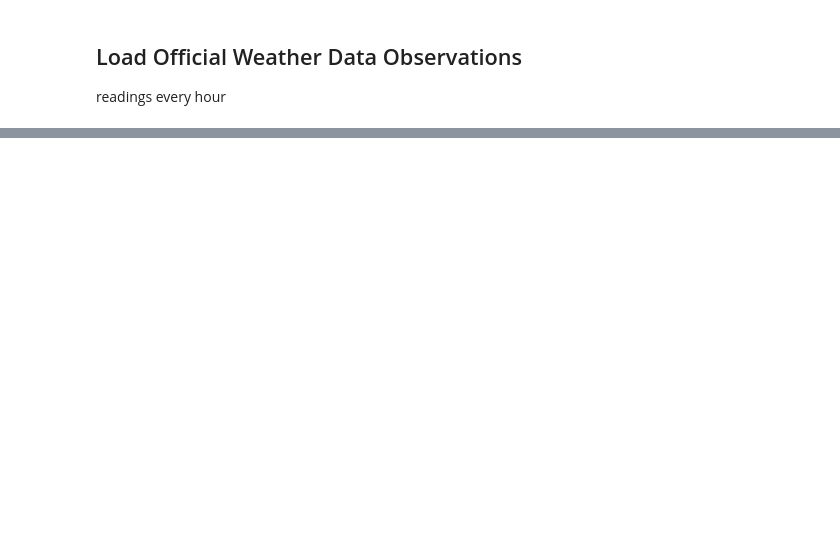
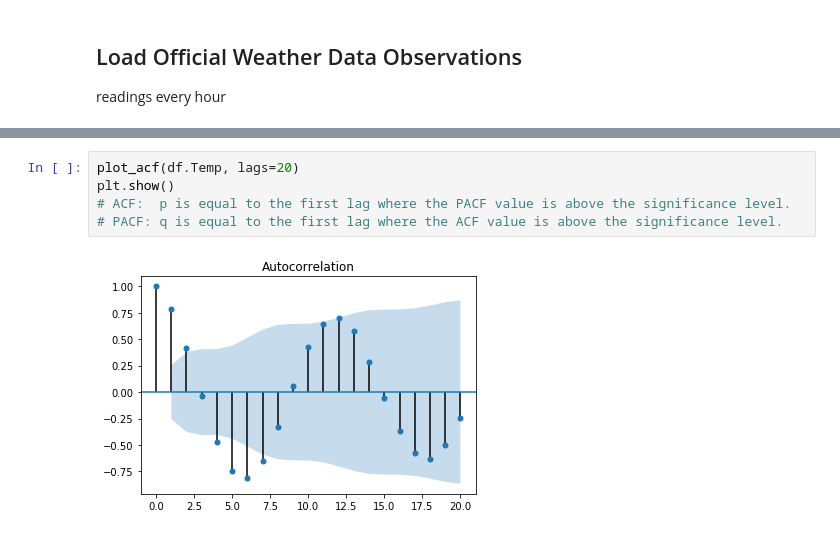
Before and after one commit to chalendony/iot-htsensor, a Jupyter notebook: analysis/sarima-grid-search.ipynb, the cells around one changed output, grey strips where cells are left out. Drawn from its saved outputs; the diff is of its cells as text; blank space fills up the shorter version.

```diff
--- a/analysis/sarima-grid-search.ipynb
+++ b/analysis/sarima-grid-search.ipynb
@@ -217,0 +217,7 @@ It is an art in picking good parameters from the ACF/PACF plots
+# %%
+plot_acf(df.Temp, lags=20)
+plt.show()
+# ACF:  p is equal to the first lag where the PACF value is above the significance level.
+# PACF: q is equal to the first lag where the ACF value is above the significance level.
+# %% [output]
+[figure, added]
```
Also changed, not shown: parts of 40 cells of this notebook, 2 other files.
